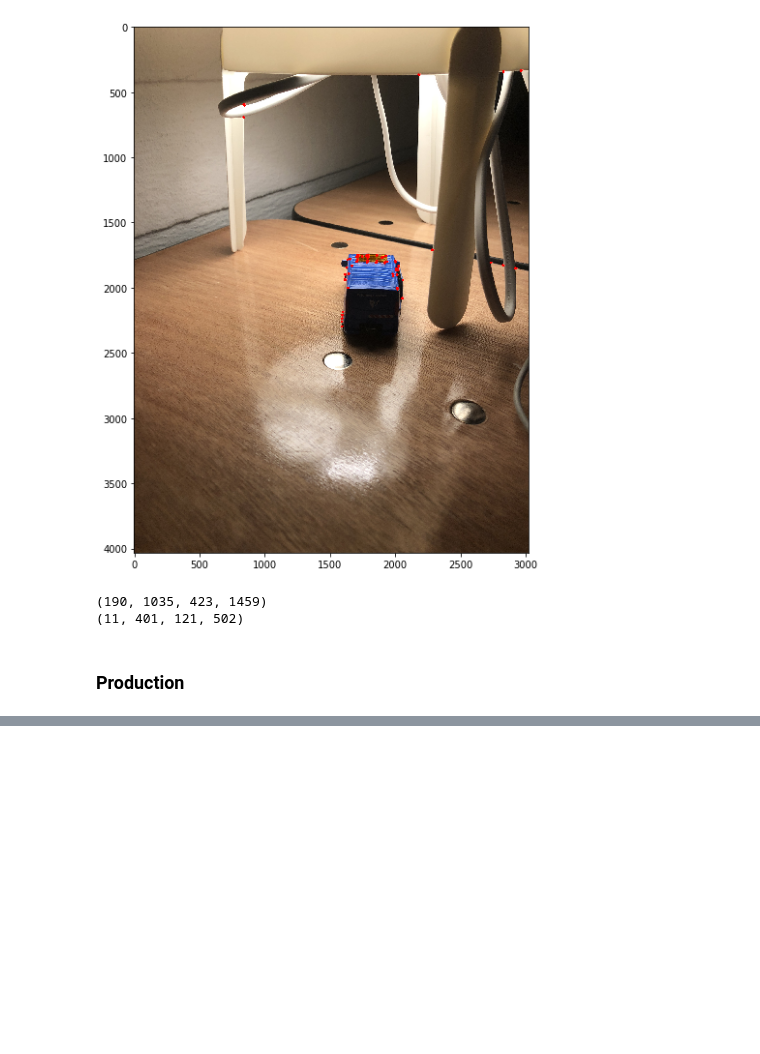
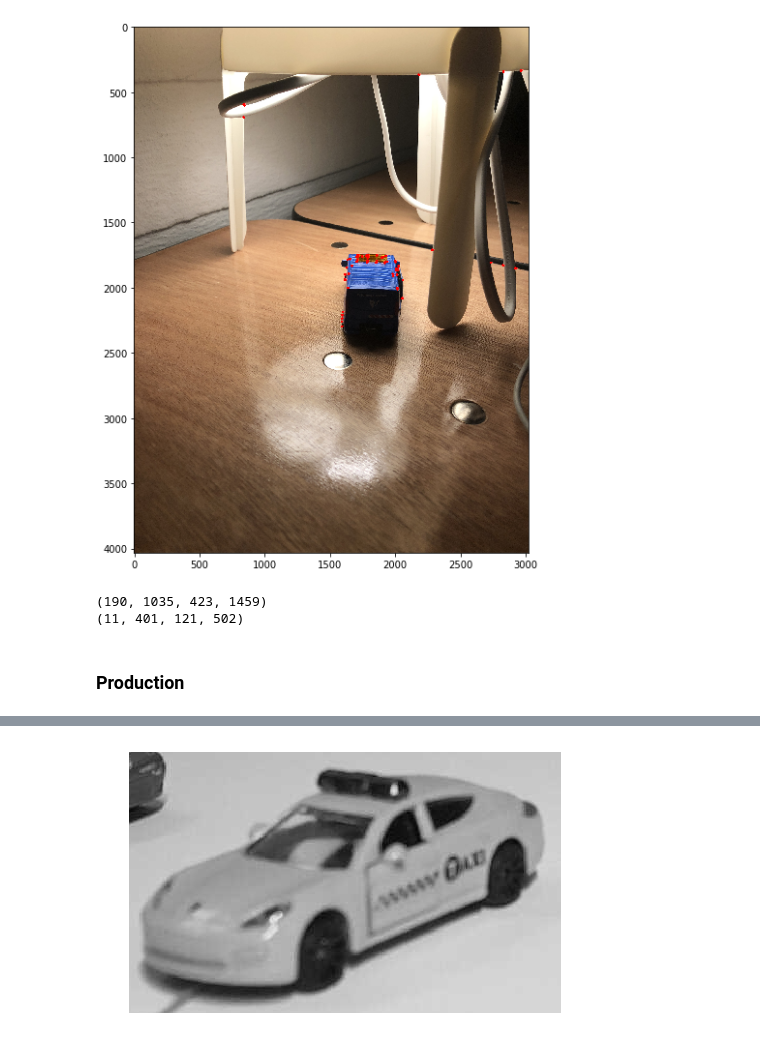
Before and after one commit to alex27594/bigbro, a Jupyter notebook: OpticalFlow.ipynb, the cells around one changed output, grey strips where cells are left out. Saved outputs shown, nothing was run; the diff lists cells and outputs as text; code cells hidden in the pictures; blank space fills up the shorter version.

```diff
--- a/OpticalFlow.ipynb
+++ b/OpticalFlow.ipynb
@@ -264,0 +238,11 @@ old_frame, frame = check_for_stealing(left, top, right, bottom, 'frames/0_frame.
+# %%
+img1 = cv2.imread('archive/3_44.jpeg')
+img2 = cv2.imread('archive/3_45.jpeg')
+# %%
+# load the two input images
+imageA = cut_rectangle(left, top, right, bottom, img1)
+imageB = cut_rectangle(left, top, right, bottom, img2)
+
+# convert the images to grayscale
+grayA = cv2.cvtColor(imageA, cv2.COLOR_BGR2GRAY)
+grayB = cv2.cvtColor(imageB, cv2.COLOR_BGR2GRAY)
@@ -264,0 +251,4 @@ old_frame, frame = check_for_stealing(left, top, right, bottom, 'frames/0_frame.
+# %%
+show_gray(grayA)
+# %% [output]
+[figure, added]
```
Also changed, not shown: parts of 11 cells of this notebook, 1 other file.
